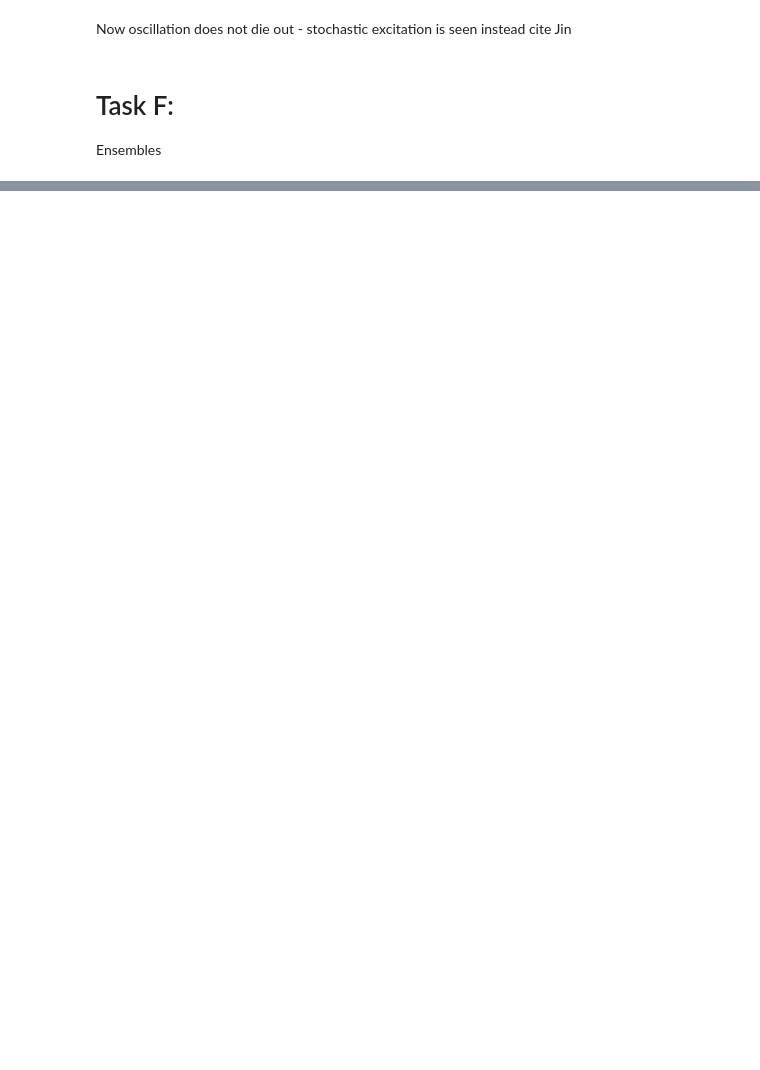
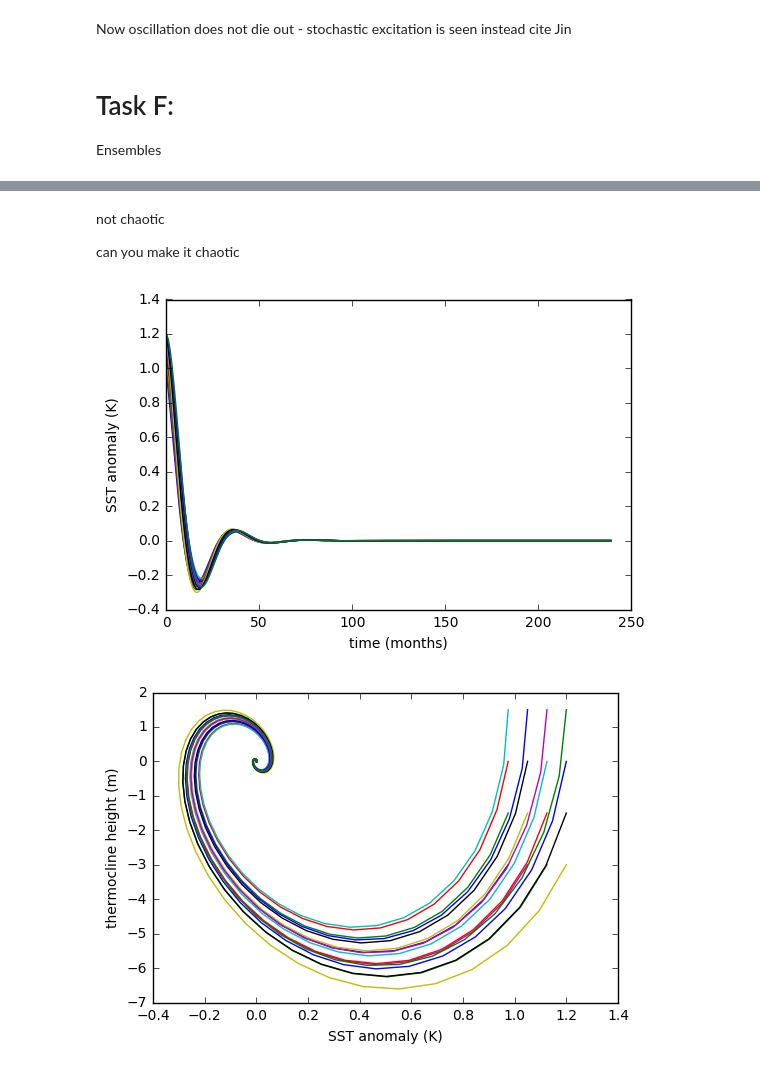
Before and after one commit to lm2612/mtmw14, a Jupyter notebook: project1/Notebook.ipynb, the cells around one changed output, grey strips where cells are left out. Drawn from its saved outputs; the diff is of its cells as text; code cells hidden in the pictures; blank space fills up the shorter version.

```diff
--- a/project1/Notebook.ipynb
+++ b/project1/Notebook.ipynb
@@ -190,0 +220,9 @@ Ensembles
+# %% [markdown]
+not chaotic
+
+can you make it chaotic
+# %%
+ensemble(Tmid=0.15,hmid=0.0,dT=0.01,dh=0.01,mu0=0.5,nt=240,f_ann=0.0,f_ran=0.,epsilon=0.,mu_ann=0.)
+# %% [output]
+[figure, added]
+[figure, added]
```
Also changed, not shown: parts of 14 cells of this notebook, 1 other file.
